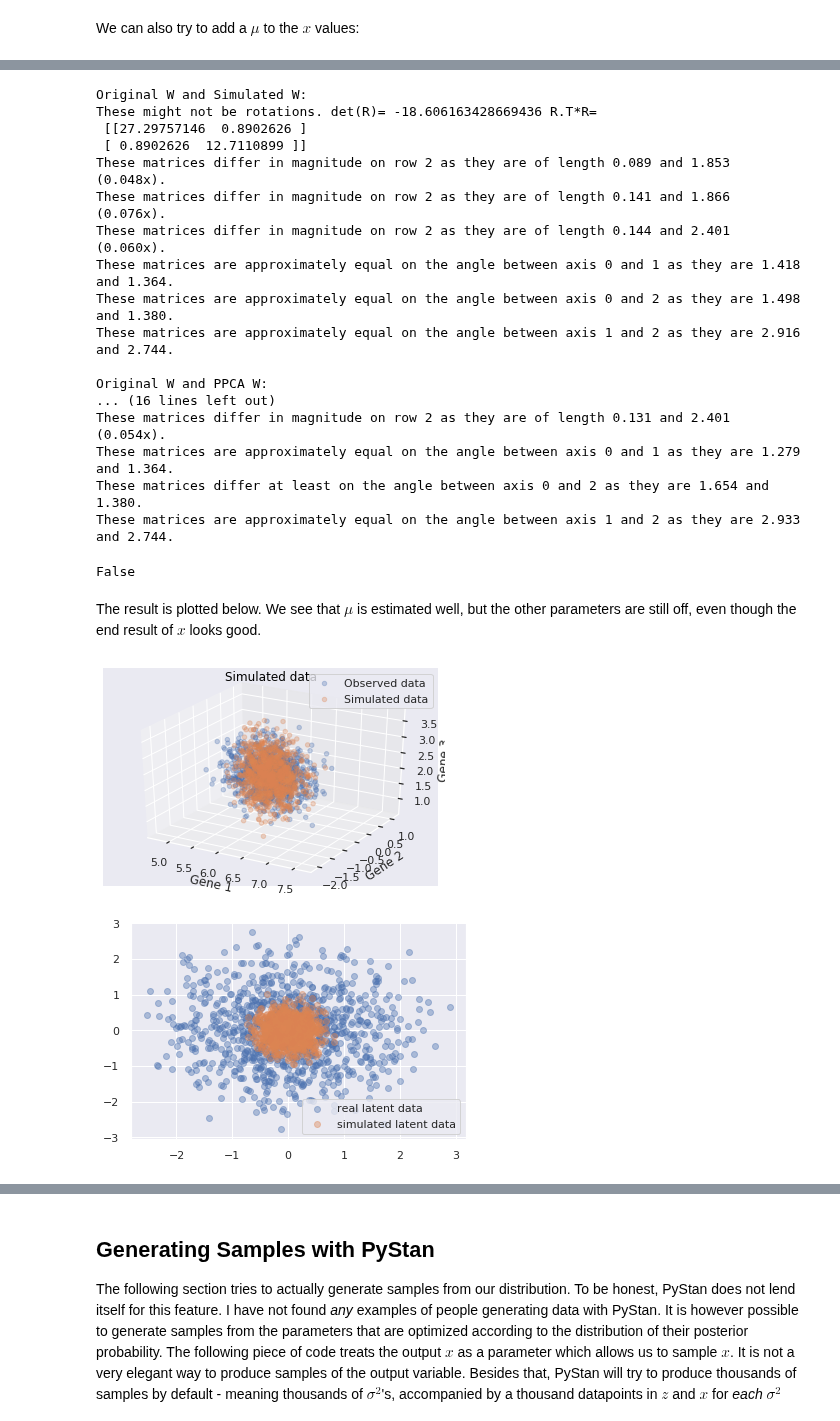
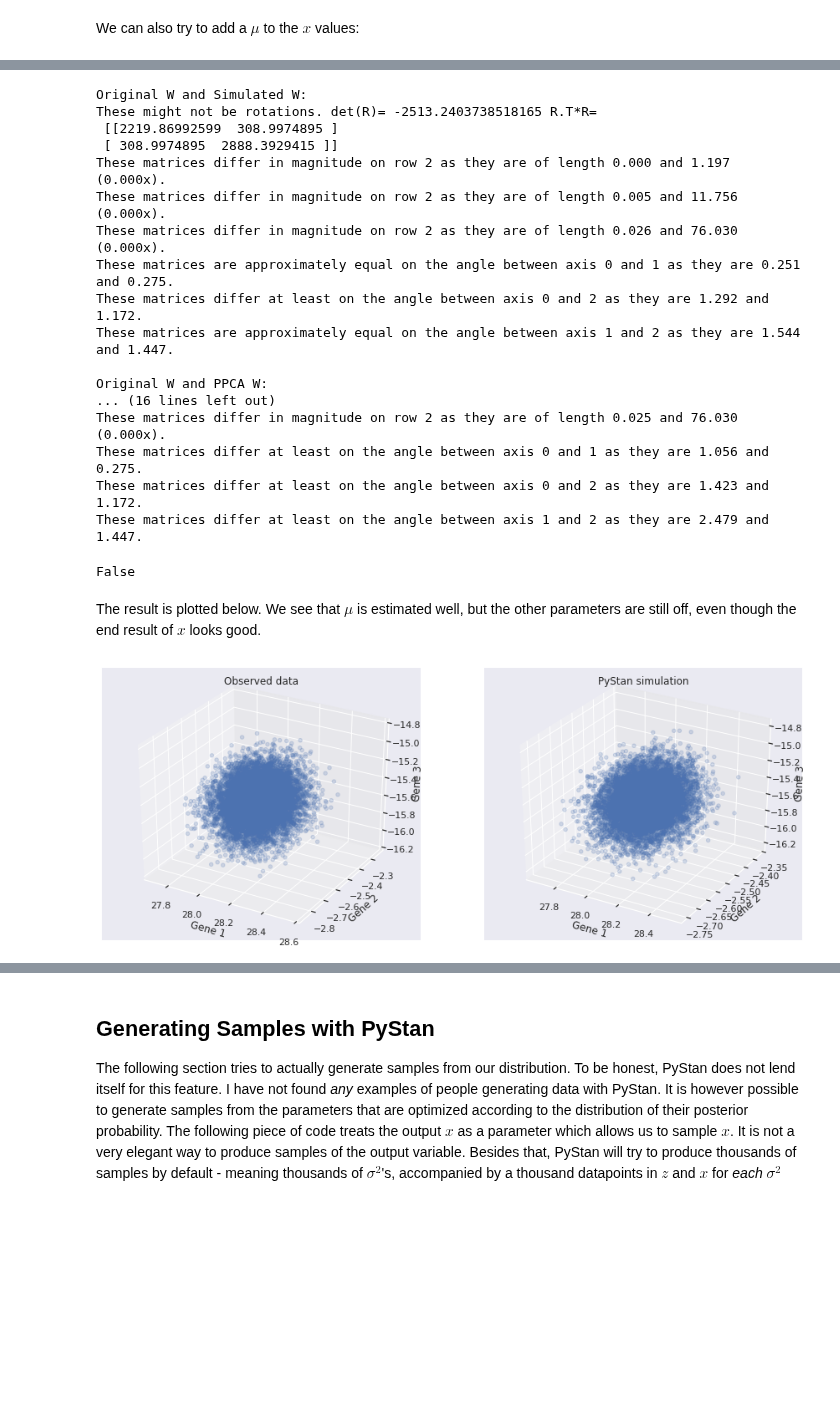
Before and after one commit to tobias-beers/RNA_visualization, a Jupyter notebook: Code/PyStan/PPCA.ipynb, the cells around one changed output, grey strips where cells are left out. Saved outputs shown, nothing was run; the diff lists cells and outputs as text; code cells hidden in the pictures; blank space fills up the shorter version.

Commit message:
found much easier way to check for rotations

```diff
--- a/Code/PyStan/PPCA.ipynb
+++ b/Code/PyStan/PPCA.ipynb
@@ -220,15 +237,17 @@ ppca_dat = {'N': N, 'D':D, 'M':M, 'x':x}
 # %%
 op = ppca_pystan_mu.optimizing(data=ppca_dat)
 
-z_sim = op['z'].T
+z_sim = op['z']
 sigma_sim = op['sigma']
-W_sim = op['W'].T
-mu_sim = op['mu'].T
-x_sim = np.random.normal(np.matmul(z_sim,W_sim)+mu,sigma_sim)
+W_sim = op['W']
+mu_sim = op['mu']
+x_sim = np.random.normal(np.matmul(W_sim,z_sim)+mu_sim[np.newaxis].T,sigma_sim)
 # %%
 ppca = PPCA()
-ppca.fit(x)
+ppca.fit(x.T)
 mu_ppca, sigma_ppca, W_ppca = ppca.parameters()
+z_ppca = np.linalg.lstsq(W_ppca, x-mu_ppca)[0]
+x_ppca = np.matmul(W,z)
 # ppca_em = PPCA()
 # ppca_em.fit(x, form='em', em_calc_loglikelihood=False)
 # mu_ppca_em, sigma_ppca_em, W_ppca_em = ppca.parameters()
@@ -272,53 +295,50 @@ simulated W:  [[ 0.1421853   0.39473073  1.54151132]
 # %%
 print('Original W and Simulated W:')
-rotation_check(W.T,W_sim.T, verbose=True)
-rotation_check(W.T,W_sim.T, verbose=True, method='angles')
+rotation_check(W,W_sim, verbose=True)
+rotation_check(W,W_sim, verbose=True, method='angles')
 print()
 print('Original W and PPCA W:')
-rotation_check(W.T,W_ppca, verbose=True)
-rotation_check(W.T,W_ppca, verbose=True, method='angles')
+rotation_check(W,W_ppca, verbose=True)
+rotation_check(W,W_ppca, verbose=True, method='angles')
 print()
 print('PPCA W and simulated W:')
-rotation_check(W_ppca,W_sim.T, verbose=True)
-rotation_check(W_ppca,W_sim.T, verbose=True, method='angles')
+rotation_check(W_ppca,W_sim, verbose=True)
+rotation_check(W_ppca,W_sim, verbose=True, method='angles')
 # %% [output]
 Original W and Simulated W:
-These might not be rotations. det(R)= -18.606163428669436 R.T*R=
- [[27.29757146  0.8902626 ]
- [ 0.8902626  12.7110899 ]]
-These matrices differ in magnitude on row 2 as they are of length 0.089 and 1.853 (0.048x).
-These matrices differ in magnitude on row 2 as they are of length 0.141 and 1.866 (0.076x).
-These matrices differ in magnitude on row 2 as they are of length 0.144 and 2.401 (0.060x).
-These matrices are approximately equal on the angle between axis 0 and 1 as they are 1.418 and 1.364.
-These matrices are approximately equal on the angle between axis 0 and 2 as they are 1.498 and 1.380.
-These matrices are approximately equal on the angle between axis 1 and 2 as they are 2.916 and 2.744.
+These might not be rotations. det(R)= -2513.2403738518165 R.T*R=
+ [[2219.86992599  308.9974895 ]
+ [ 308.9974895  2888.3929415 ]]
+These matrices differ in magnitude on row 2 as they are of length 0.000 and 1.197 (0.000x).
+These matrices differ in magnitude on row 2 as they are of length 0.005 and 11.756 (0.000x).
+These matrices differ in magnitude on row 2 as they are of length 0.026 and 76.030 (0.000x).
+These matrices are approximately equal on the angle between axis 0 and 1 as they are 0.251 and 0.275.
+These matrices differ at least on the angle between axis 0 and 2 as they are 1.292 and 1.172.
+These matrices are approximately equal on the angle between axis 1 and 2 as they are 1.544 and 1.447.
 
 Original W and PPCA W:
 ... (16 lines left out)
-These matrices differ in magnitude on row 2 as they are of length 0.131 and 2.401 (0.054x).
-These matrices are approximately equal on the angle between axis 0 and 1 as they are 1.279 and 1.364.
-These matrices differ at least on the angle between axis 0 and 2 as they are 1.654 and 1.380.
-These matrices are approximately equal on the angle between axis 1 and 2 as they are 2.933 and 2.744.
+These matrices differ in magnitude on row 2 as they are of length 0.025 and 76.030 (0.000x).
+These matrices differ at least on the angle between axis 0 and 1 as they are 1.056 and 0.275.
+These matrices differ at least on the angle between axis 0 and 2 as they are 1.423 and 1.172.
+These matrices differ at least on the angle between axis 1 and 2 as they are 2.479 and 1.447.
 False
 # %% [markdown]
 The result is plotted below. We see that $\mu$ is estimated well, but the other parameters are still off, even though the end result of $x$ looks good.
 # %%
-fig = plt.figure()
-ax = fig.add_subplot(111, projection='3d')
-ax.scatter(x[:,0],x[:,1],x[:,2], label='Observed data', alpha=0.3)
-ax.scatter(x_sim[:,0],x_sim[:,1],x_sim[:,2], label='Simulated data', alpha=0.3)
-title = ax.set_title("Simulated data")
-plt.setp(title, color='black')
+fig = plt.figure(figsize=(15,6))
+ax = fig.add_subplot(1,2,1, projection='3d')
+ax.scatter(x[0,:],x[1,:],x[2,:], alpha=0.2)
+ax.set_title('Observed data')
 ax.set_xlabel('Gene 1')
 ax.set_ylabel('Gene 2')
 ax.set_zlabel('Gene 3')
-plt.legend()
+ax = fig.add_subplot(1,2,2, projection='3d')
+ax.scatter(x_sim[0,:],x_sim[1,:],x_sim[2,:], alpha=0.2)
+ax.set_title('PyStan simulation')
+ax.set_xlabel('Gene 1')
+ax.set_ylabel('Gene 2')
+ax.set_zlabel('Gene 3')
 plt.show()
-
-plt.scatter(z[:,0], z[:,1], label='real latent data', alpha=0.4)
-plt.scatter(z_sim[:,0], z_sim[:,1], label='simulated latent data', alpha=0.4)
-plt.legend()
-plt.show()
 # %% [output]
-[figure, old version]
+[figure, new version]
-[figure, removed]
```
Also changed, not shown: parts of 16 cells of this notebook, 2 other files.
